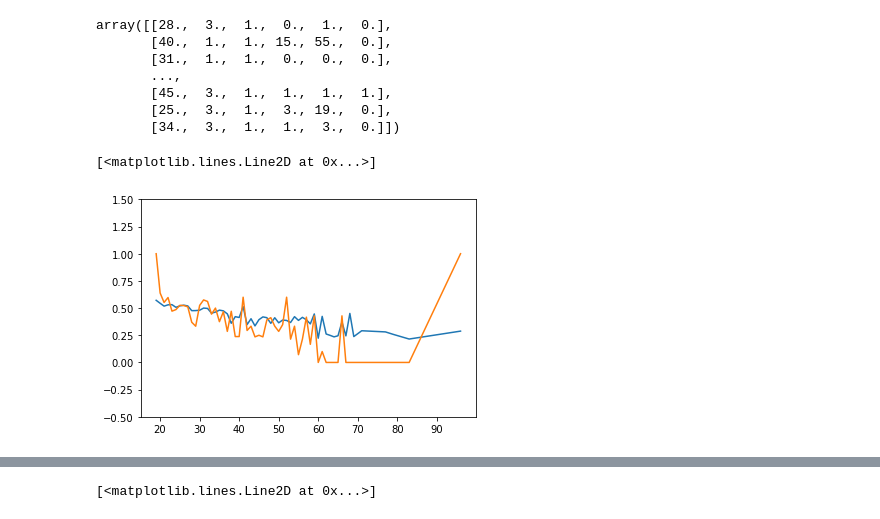
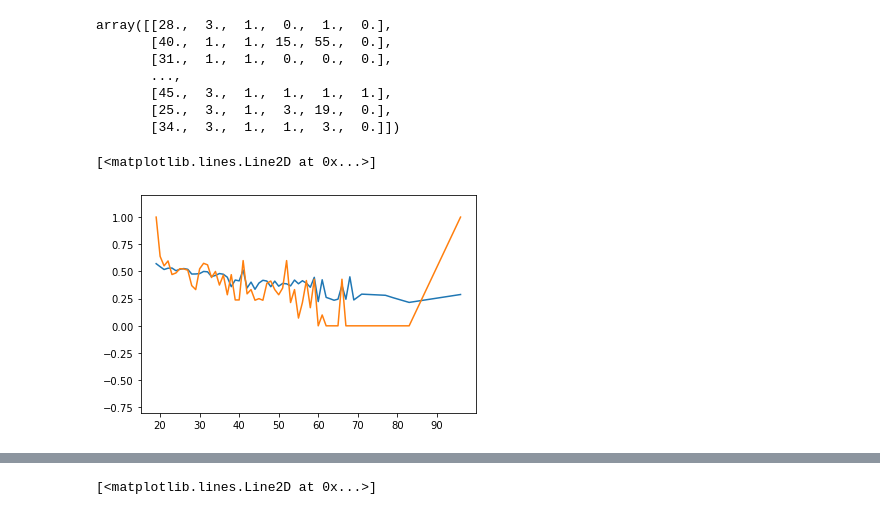
Before and after one commit to zmgong/nam_with_attention, a Jupyter notebook: recid_test.ipynb, the cells around one changed output, grey strips where cells are left out. Drawn from its saved outputs; the diff is of its cells as text; code cells hidden in the pictures.

```diff
--- a/recid_test.ipynb
+++ b/recid_test.ipynb
@@ -86,28 +86,28 @@ array([[28.,  3.,  1.,  0.,  1.,  0.],
 # %%
 # age
 j = 0
 
 curr_data_list = []
 for i in range(len(X_test)):
     curr_data_list.append(X_test[i][j])
 X = curr_data_list
 Y = pred
 Z = y_test.squeeze().tolist()
 df = pd.DataFrame(list(zip(X, Y, Z)),
                columns =['val', 'pred', 'gt'])
 df
 averaged = df.groupby('val').mean()
 
 averaged['val'] = averaged.index
 X = averaged["val"].tolist()
 Y = averaged["pred"].tolist()
 Z = averaged["gt"].tolist()
-plt.ylim([-0.5, 1.5])
+plt.ylim([-0.8,1.2])
 plt.plot(X, Y)
 plt.plot(X, Z)
 # %% [output]
 [<matplotlib.lines.Line2D at 0x...>]
-[figure, old version]
+[figure, new version]
 # %%
 # race
 j = 1
```
Also changed, not shown: parts of 5 cells of this notebook.
